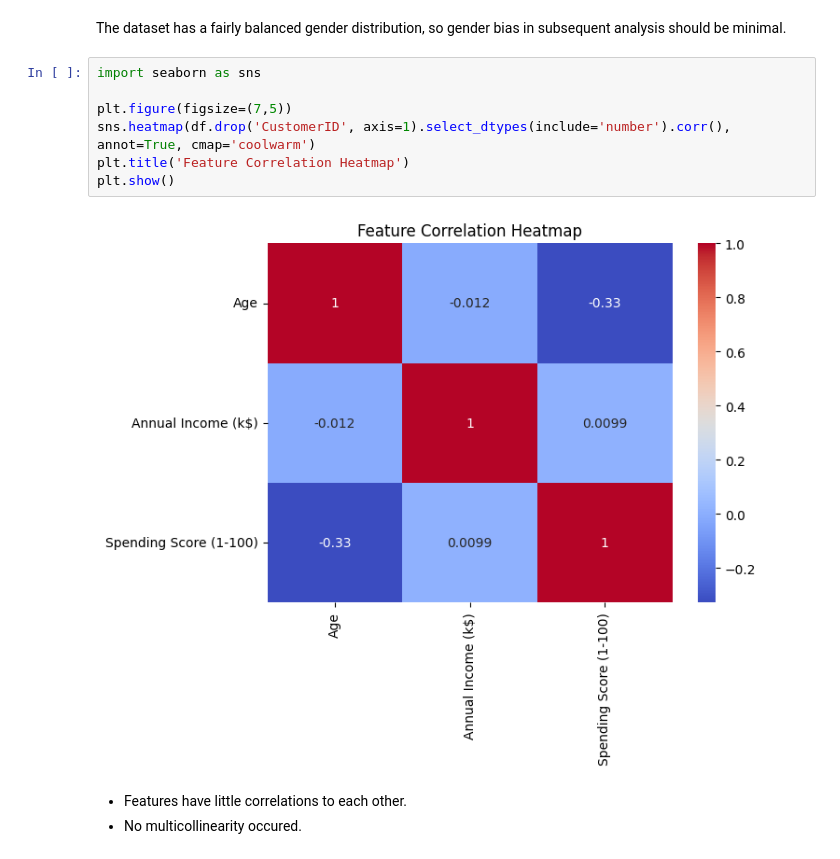
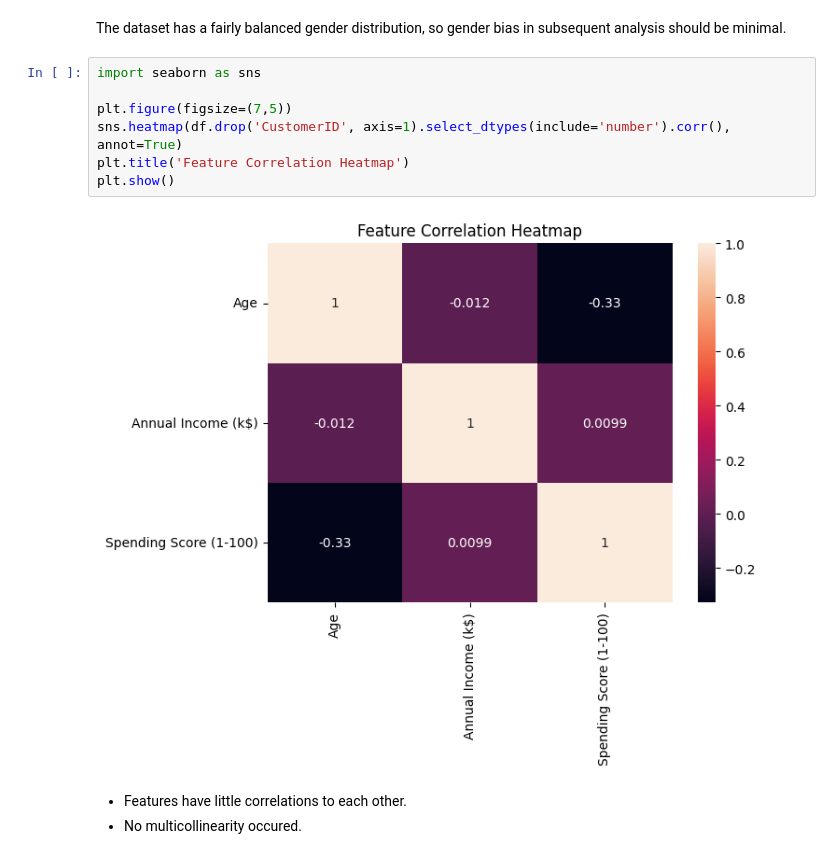
Before and after one commit to gordonnguyen/data-science-1, a Jupyter notebook: hw4/hw4.ipynb, the cells around one changed output. Saved outputs shown, nothing was run; the diff lists cells and outputs as text.

```diff
--- a/hw4/hw4.ipynb
+++ b/hw4/hw4.ipynb
@@ -78,12 +78,12 @@ The dataset has a fairly balanced gender distribution, so gender bias in subsequ
 # %%
 import seaborn as sns
 
 plt.figure(figsize=(7,5))
-sns.heatmap(df.drop('CustomerID', axis=1).select_dtypes(include='number').corr(), annot=True, cmap='coolwarm')
+sns.heatmap(df.drop('CustomerID', axis=1).select_dtypes(include='number').corr(), annot=True)
 plt.title('Feature Correlation Heatmap')
 plt.show()
 # %% [output]
-[figure, old version]
+[figure, new version]
 # %% [markdown]
 - Features have little correlations to each other.
 - No multicollinearity occured.
```
Also changed, not shown: parts of 19 cells of this notebook, 1 other file.
